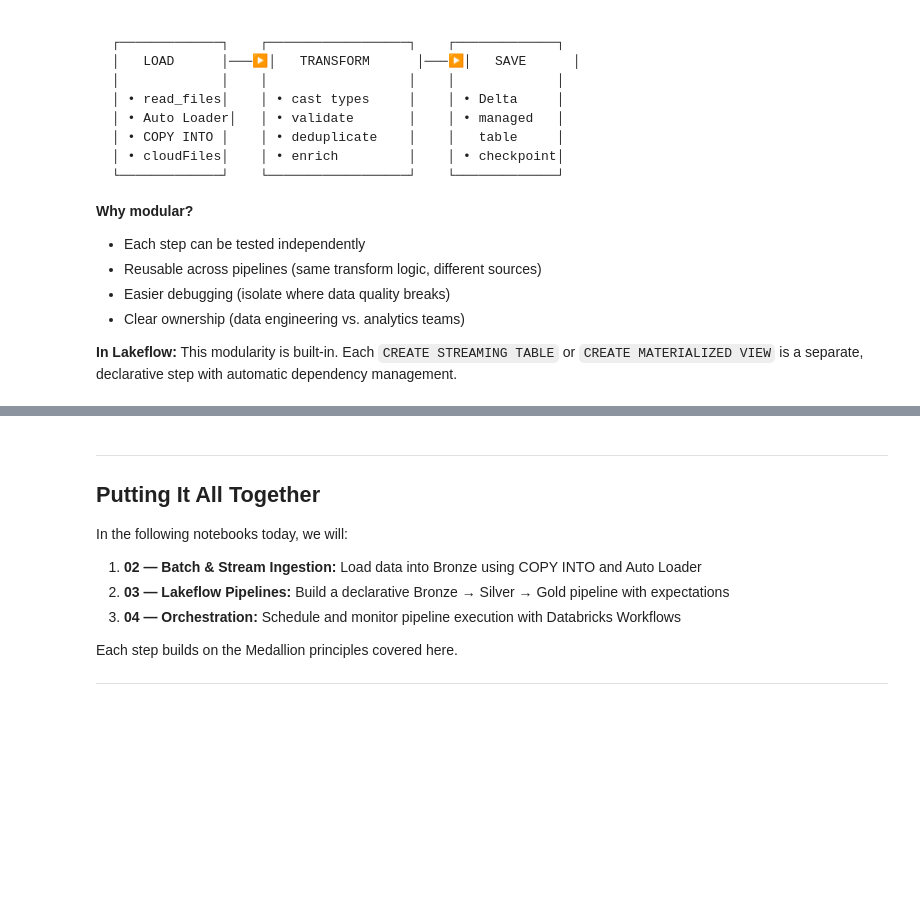
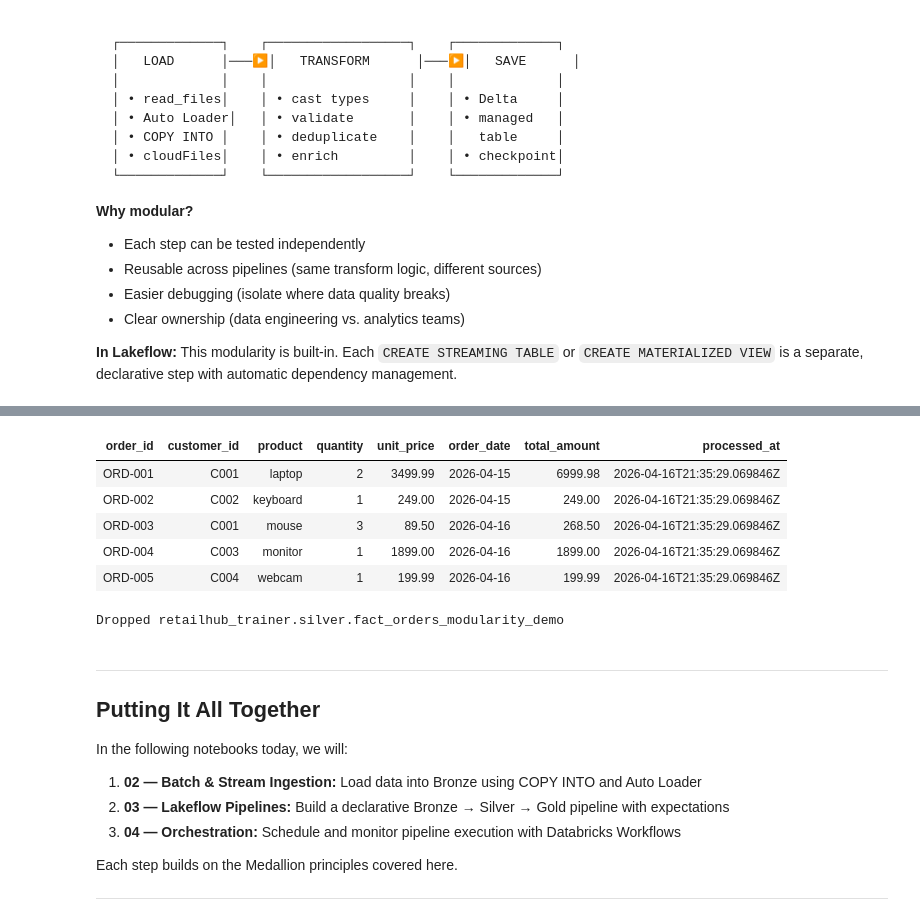
Before and after one commit to ditw-training/databricks-lakehouse-transformation, a Jupyter notebook: notebooks/Day1/Demo/01_medallion_architecture_demo.ipynb, the cells around one changed output, grey strips where cells are left out. Saved outputs shown, nothing was run; the diff lists cells and outputs as text; code cells hidden in the pictures; blank space fills up the shorter version.

```diff
--- a/notebooks/Day1/Demo/01_medallion_architecture_demo.ipynb
+++ b/notebooks/Day1/Demo/01_medallion_architecture_demo.ipynb
@@ -394,3 +590,17 @@ FROM STREAM read_files('${source_path}/orders/', format => 'json');
+# %%
+display(spark.table(ORDERS_TABLE))
+# %% [output]
+| order_id | customer_id | product | quantity | unit_price | order_date | total_amount | processed_at |
+| ORD-001 | C001 | laptop | 2 | 3499.99 | 2026-04-15 | 6999.98 | 2026-04-16T21:35:29.069846Z |
+| ORD-002 | C002 | keyboard | 1 | 249.00 | 2026-04-15 | 249.00 | 2026-04-16T21:35:29.069846Z |
+| ORD-003 | C001 | mouse | 3 | 89.50 | 2026-04-16 | 268.50 | 2026-04-16T21:35:29.069846Z |
+| ORD-004 | C003 | monitor | 1 | 1899.00 | 2026-04-16 | 1899.00 | 2026-04-16T21:35:29.069846Z |
+| ORD-005 | C004 | webcam | 1 | 199.99 | 2026-04-16 | 199.99 | 2026-04-16T21:35:29.069846Z |
+# %%
+spark.sql(f"DROP TABLE IF EXISTS {ORDERS_TABLE}")
+print(f"Dropped {ORDERS_TABLE}")
+# %% [output]
+Dropped retailhub_trainer.silver.fact_orders_modularity_demo
 # %% [markdown]
 ---
 
```
Also changed, not shown: parts of 28 cells of this notebook, 2 other files.
